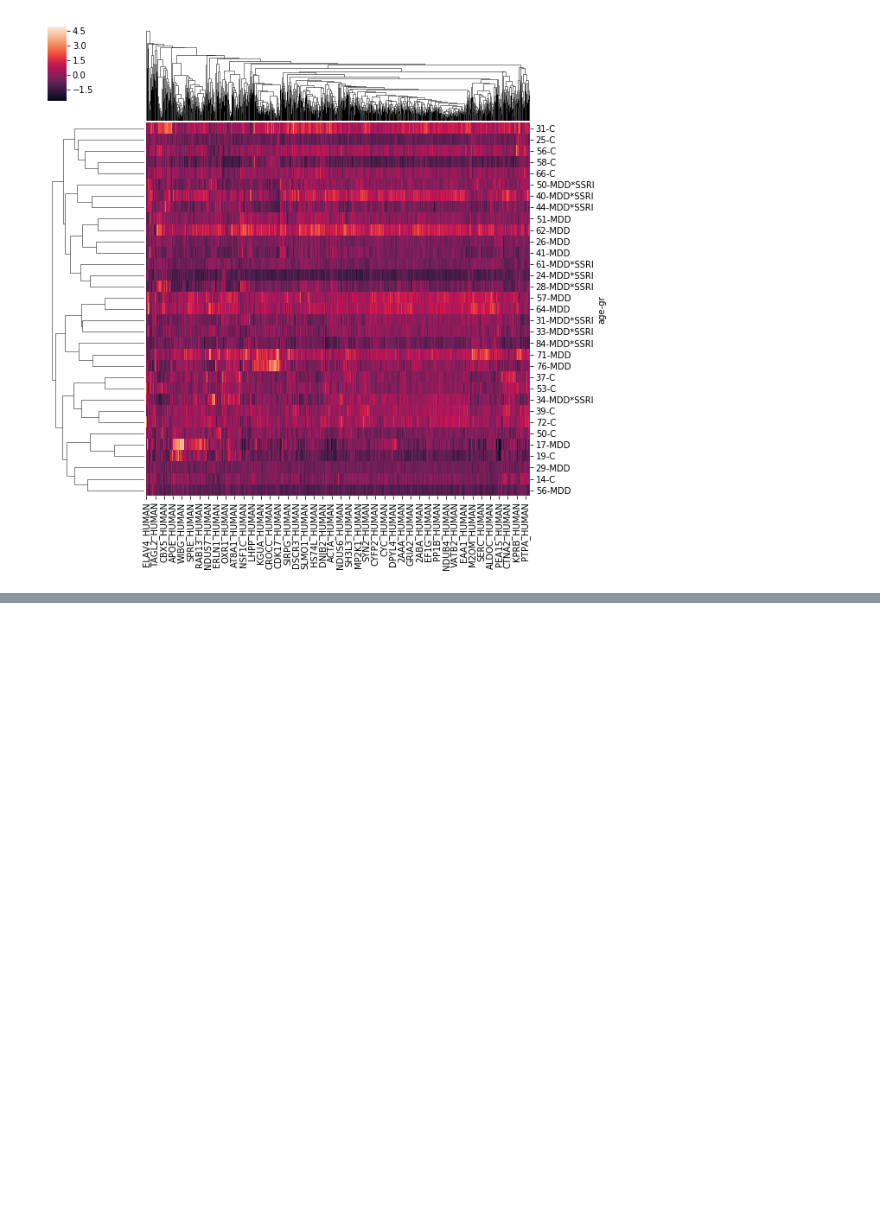
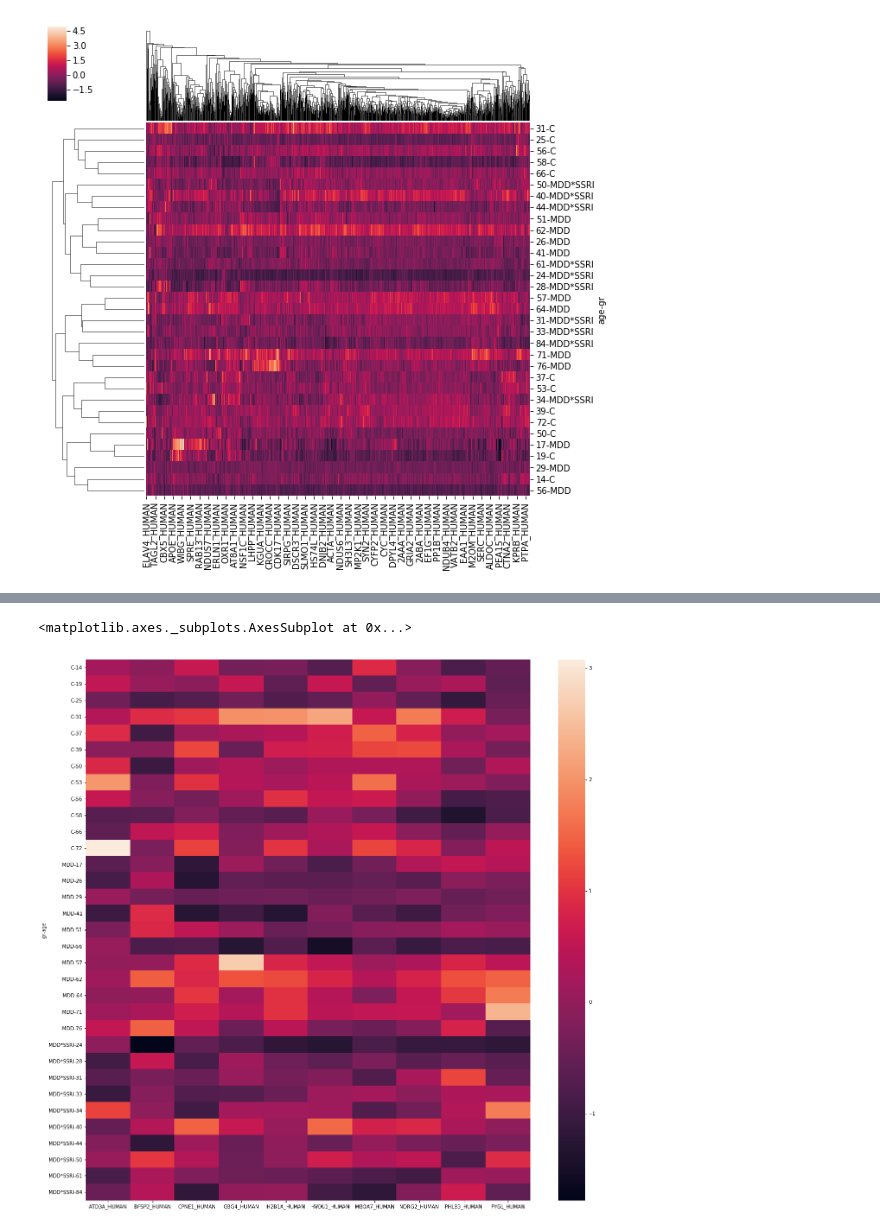
Before and after one commit to yjs1210/brain-depression-proteomic-analysis, a Jupyter notebook: Michelle_yimin_analysis.ipynb, the cells around one changed output, grey strips where cells are left out. Drawn from its saved outputs; the diff is of its cells as text; code cells hidden in the pictures; blank space fills up the shorter version.

```diff
--- a/Michelle_yimin_analysis.ipynb
+++ b/Michelle_yimin_analysis.ipynb
@@ -379,0 +335,7 @@ p1 = sns.clustermap(_pivot, metric = 'correlation')
+# %%
+# Using log transformed data
+import pandas as pd
+import numpy as np
+
+final_df = pd.read_csv(r'data/output_clean.csv')
+final_df.head()
@@ -379,0 +350,7 @@ p1 = sns.clustermap(_pivot, metric = 'correlation')
+# %%
+l = list(range(1131))
+l.append(1137)
+l.append(1135)
+
+final_df_trunc = final_df.iloc[:,l]
+final_df_trunc.head()
@@ -379,0 +445,3 @@ p1 = sns.clustermap(_pivot, metric = 'correlation')
+# %%
+df_filter = final_df_trunc.loc[:,final_df_trunc.columns.isin(top_ten_list)]
+df_filter.head()
@@ -379,0 +455,7 @@ p1 = sns.clustermap(_pivot, metric = 'correlation')
+# %%
+pivot_3 = pd.pivot_table(df_filter, index = ['gr', 'age'])
+fig, ax = plt.subplots(figsize=(20,20))
+sns.heatmap(pivot_3)
+# %% [output]
+<matplotlib.axes._subplots.AxesSubplot at 0x...>
+[figure, added]
```
Also changed, not shown: parts of 29 cells of this notebook.
